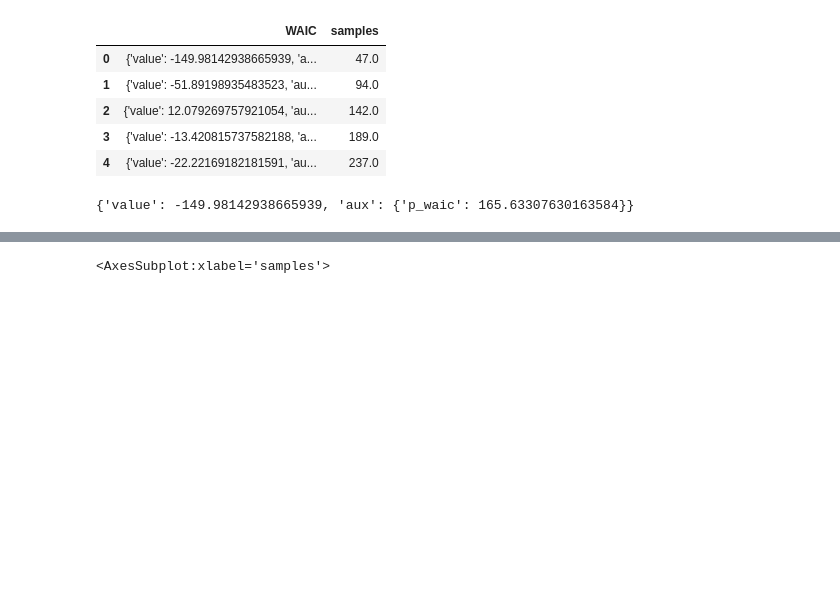
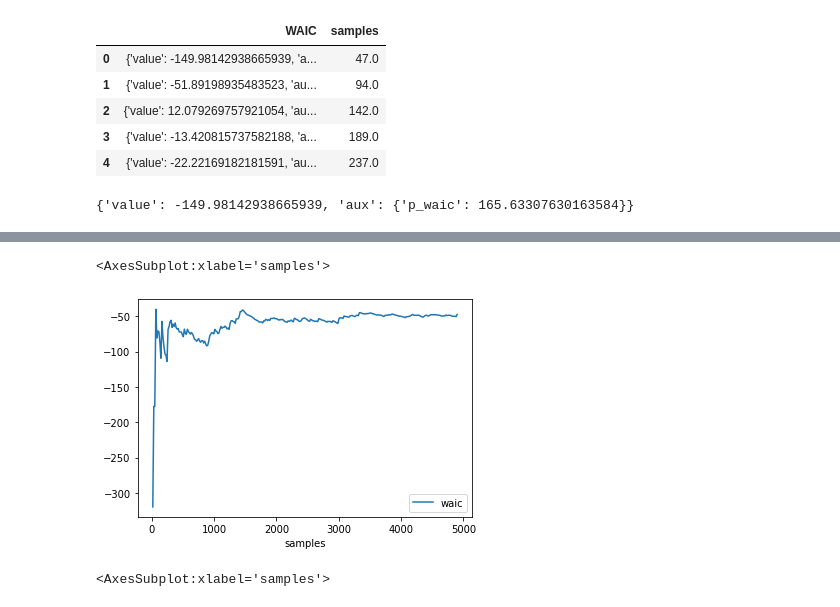
Before and after one commit to leevironty/BSC_thesis, a Jupyter notebook: notebooks/cleaned.ipynb, the cells around one changed output, grey strips where cells are left out. Drawn from its saved outputs; the diff is of its cells as text; code cells hidden in the pictures; blank space fills up the shorter version.

```diff
--- a/notebooks/cleaned.ipynb
+++ b/notebooks/cleaned.ipynb
@@ -243,3 +265,11 @@ res.iloc[0,0]
+# %%
+sweep_res2['aic'] = sweep_res2['aic'].apply(lambda c: c['value'])
+sweep_res2['waic'] = sweep_res2['waic'].apply(lambda c: c['value'])
+# %%
+sweep_res2.plot(x='samples', y='waic')
+# %% [output]
+<AxesSubplot:xlabel='samples'>
+[figure, added]
 # %%
 #res['DIC'] = res['DIC'].apply(lambda x: x['value'])
 res['WAIC'] = res['WAIC'].apply(lambda x: x['value'])
```
Also changed, not shown: parts of 9 cells of this notebook, 21 other files.
